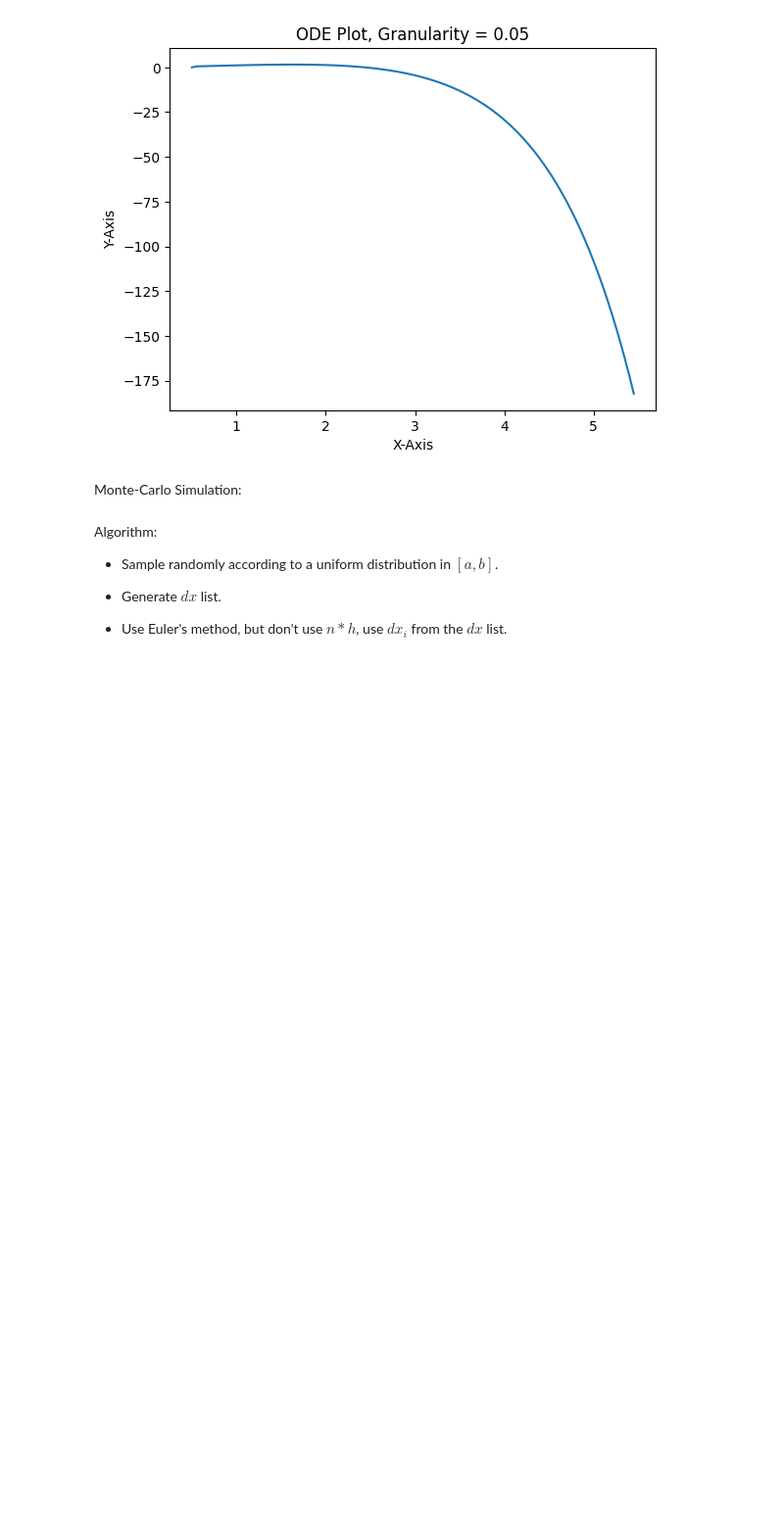
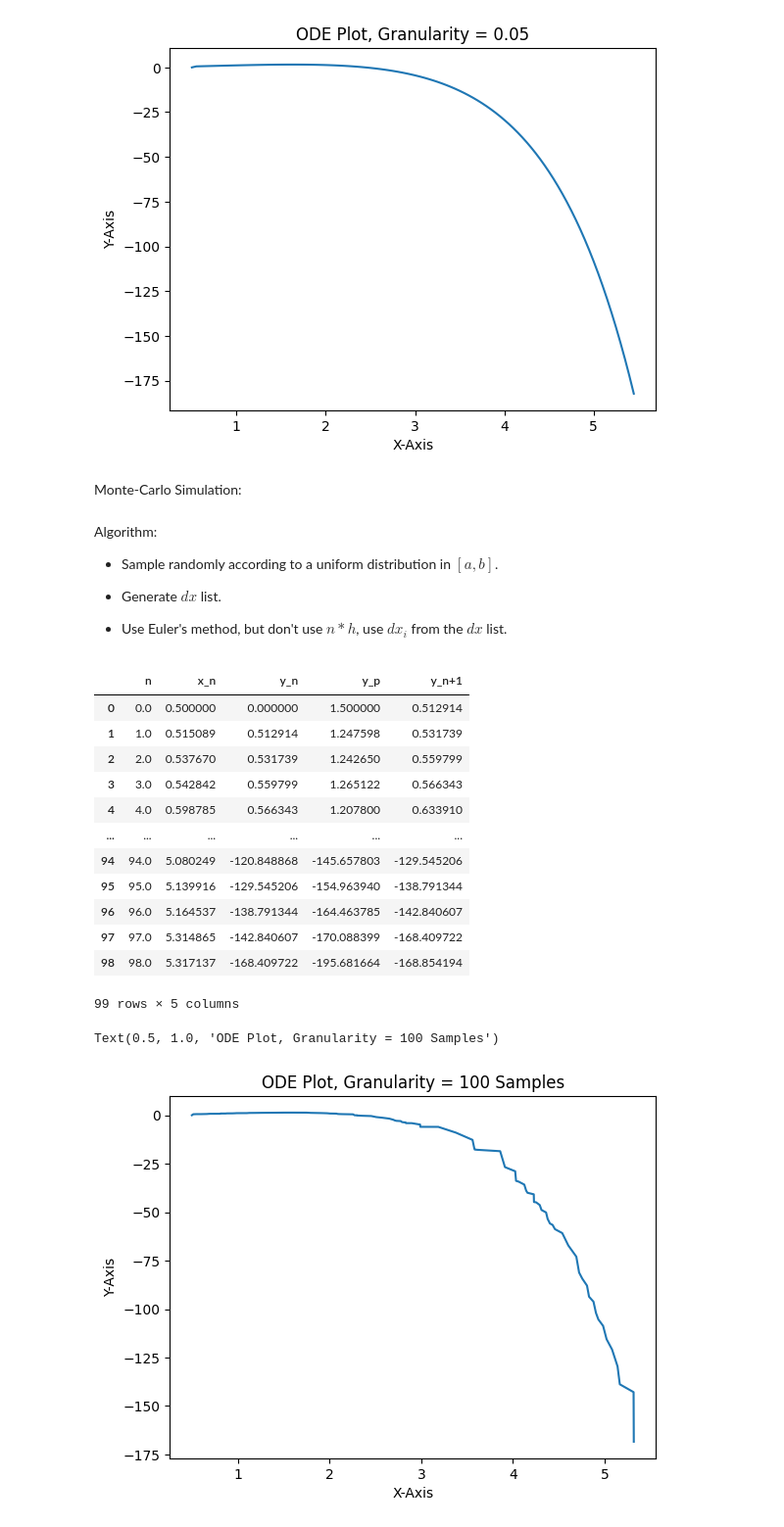
Before and after one commit to Tartertx/MIMF-Fall-2025, a Jupyter notebook: w3_programming_hw_SOLNS.ipynb, the cells around one changed output. Shown: that part at 98% size. Saved outputs shown, nothing was run; the diff lists cells and outputs as text; code cells hidden in the pictures; blank space fills up the shorter version.

```diff
--- a/w3_programming_hw_SOLNS.ipynb
+++ b/w3_programming_hw_SOLNS.ipynb
@@ -88,6 +88,7 @@ Algorithm:
 import pandas as pd
 import numpy as np
 import matplotlib.pyplot as plt
+import random as rd
 
 #initial values
 x0 = 0
@@ -106,36 +107,58 @@ def new_y(x,y,h):
 # initialize dataframe
 cols = ['n', 'x_n', 'y_n', 'y_p', 'y_n+1']
 ode = pd.DataFrame(columns=cols)
-ode.loc[0] = [0, y0, x0, YP(x0,y0), new_y(x0,y0,h)]
 
 # get n for intended last y value
 
 def get_h(granularity, endval, startval):
     #get our random sample list, in order.
+    xsample = []
+    for i in range(granularity):
+        xsample += [rd.uniform(startval,endval)]
 
+    xsample.sort()
+    #get the dx list
 
-    #get the dx list
     dx = []
+    for i in range(len(xsample)-1):
+        dx += [xsample[i+1]-xsample[i]]
 
     return dx
 
 #define dx
-dx = get_h(n,x0,lastX)
+dx = get_h(n,lastX,x0)
+ode.loc[0] = [0, y0, x0, YP(x0,y0), new_y(x0,y0,dx[0])]
 
 #fill out the table
-for i in range(len(dx)):
+for i in range(1,len(dx)):
     ode.loc[i,'n'] = i
     ode.loc[i,'x_n'] = ode.loc[i-1,'x_n'] + dx[i]
     ode.loc[i,'y_n'] = ode.loc[i-1,'y_n+1']
     ode.loc[i,'y_p'] = YP(ode.loc[i,'x_n'],ode.loc[i,'y_n'])
-    ode.loc[i,'y_n+1'] = new_y(ode.loc[i,'x_n'],ode.loc[i,'y_n'], h)
+    ode.loc[i,'y_n+1'] = new_y(ode.loc[i,'x_n'],ode.loc[i,'y_n'], dx[i])
 
 #display the table
 display(ode)
 
 #plot the figure
 plt.figure
 plt.plot(ode['x_n'],ode['y_n'])
 plt.xlabel('X-Axis')
 plt.ylabel('Y-Axis')
-plt.title(f'ODE Plot, Granularity = {h}')
+plt.title(f'ODE Plot, Granularity = {n} Samples')
+# %% [output]
+|  | n | x_n | y_n | y_p | y_n+1 |
+| 0 | 0.0 | 0.500000 | 0.000000 | 1.500000 | 0.512914 |
+| 1 | 1.0 | 0.515089 | 0.512914 | 1.247598 | 0.531739 |
+| 2 | 2.0 | 0.537670 | 0.531739 | 1.242650 | 0.559799 |
+| 3 | 3.0 | 0.542842 | 0.559799 | 1.265122 | 0.566343 |
+| 4 | 4.0 | 0.598785 | 0.566343 | 1.207800 | 0.633910 |
+| ... | ... | ... | ... | ... | ... |
+| 94 | 94.0 | 5.080249 | -120.848868 | -145.657803 | -129.545206 |
+| 95 | 95.0 | 5.139916 | -129.545206 | -154.963940 | -138.791344 |
+| 96 | 96.0 | 5.164537 | -138.791344 | -164.463785 | -142.840607 |
+| 97 | 97.0 | 5.314865 | -142.840607 | -170.088399 | -168.409722 |
+| 98 | 98.0 | 5.317137 | -168.409722 | -195.681664 | -168.854194 |
+99 rows × 5 columns
+Text(0.5, 1.0, 'ODE Plot, Granularity = 100 Samples')
+[figure, added]
```
